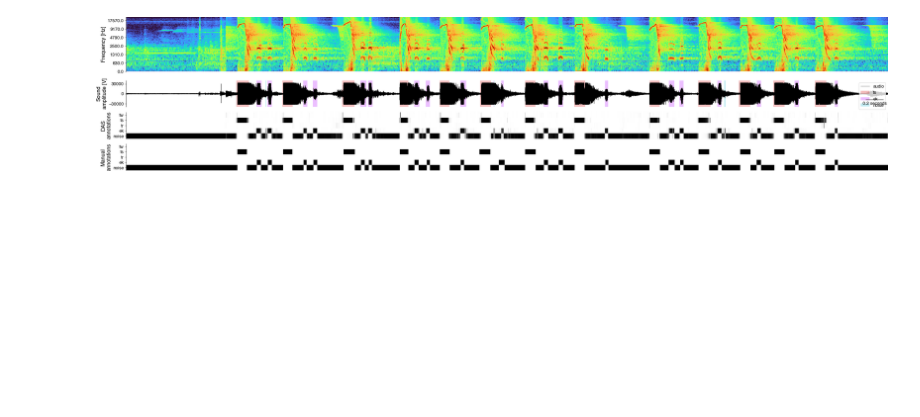
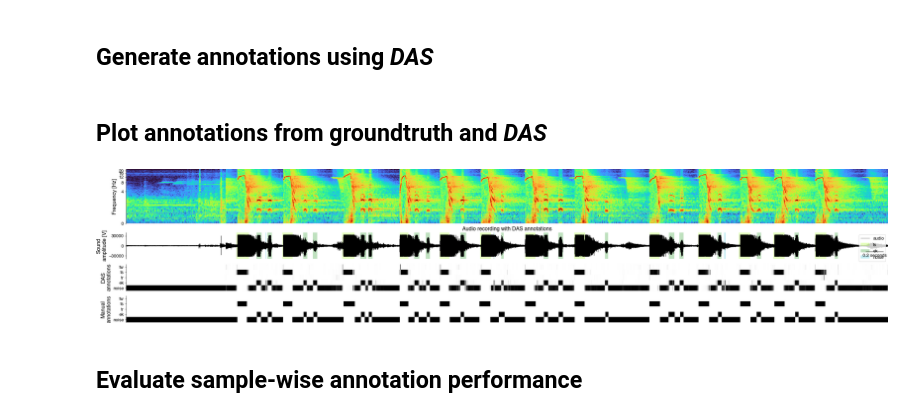
Before and after one commit to janclemenslab/das-menagerie, a Jupyter notebook: marmoset/demo.ipynb, the cells around one changed output. Saved outputs shown, nothing was run; the diff lists cells and outputs as text; code cells hidden in the pictures; blank space fills up the shorter version.

```diff
--- a/marmoset/demo.ipynb
+++ b/marmoset/demo.ipynb
@@ -23,0 +21,19 @@ with np.load('data.npz') as f:
+# %%
+url = "https://github.com/janclemenslab/das-menagerie/releases/download/marmoset_v1.0/data.npz"
+data = das.menagerie.load_data(url)
+print(data.keys())
+
+samplerate_Hz = data['samplerate_Hz']
+T = np.arange(len(data['x'])) / samplerate_Hz
+
+plt.figure(figsize=(40, 8))
+plt.subplot(211)
+plt.plot(T[::10], data['x'][::10], c='k')
+plt.xlim(T[0], T[-1])
+plt.xlabel('Time [seconds]')
+plt.ylabel('Audio amplitude\n[arbitrary units]')
+
+plt.subplot(614)
+plt.imshow(data['y_true'].T, cmap='Greys')
+plt.yticks(np.arange(len(data['class_names'])), labels=data['class_names'])
+plt.ylabel('Manual\nannotations')
@@ -24,53 +44,62 @@ with np.load('data.npz') as f:
+# %% [markdown]
+## Generate annotations using _DAS_
 # %%
-events, segments, class_probabilities, class_names = das.predict.predict(x,
-                                                           model_save_name='model/20210625_211637',
-                                                           verbose=1,
+events, segments, class_probabilities, class_names = das.predict.predict(data['x'], "https://github.com/janclemenslab/das-menagerie/releases/download/marmoset_v1.0/calls",
                                                            segment_thres=0.5,
                                                            segment_minlen=0.005,
                                                            segment_fillgap=0.005)
+# %% [markdown]
+## Plot annotations from groundtruth and _DAS_
 # %%
 i0 = int((1118) * samplerate_Hz)
 i1 = int(i0 + 8.5 * samplerate_Hz)
 T = np.arange(i0, i1) / samplerate_Hz
 
-specgram = librosa.feature.melspectrogram(x[i0:i1, 0], sr=samplerate_Hz, n_fft=512 + 256, hop_length=100, power=1)
+specgram = librosa.feature.melspectrogram(data['x'][i0:i1, 0], sr=samplerate_Hz, n_fft=512 + 256, hop_length=100, power=1)
 specgram = librosa.amplitude_to_db(specgram, ref=np.max(specgram))
 freqs = np.round(librosa.mel_frequencies(n_mels=128, fmin=0.0, fmax=samplerate_Hz/2, htk=False)/10) * 10
+
+freq_ticks = np.where(np.mod(freqs, 4_000)<=500)[0]
+freq_labels, idx = np.unique(np.round(freqs[freq_ticks]/1_000)*1_000, return_index=True)
+freq_labels = (freq_labels / 1_000).astype(np.int)  # to kHz
+freq_ticks = freq_ticks[idx]
 
 plt.figure(figsize=(40, 10))
 plt.subplot(311)
 plt.imshow(specgram, cmap='turbo')
-plt.ylim(0, 128)
-plt.yticks(np.arange(0, 128, 20), freqs[np.arange(0, 128, 20)])
+plt.yticks(freq_ticks, labels=freq_labels)
 plt.ylabel('Frequency [Hz]')
 das.utils_plot.despine(which='tbr')
 
 plt.subplot(613)
-plt.plot(T, x[i0:i1], c='k', linewidth=0.5, label='audio')
+plt.plot(T, data['x'][i0:i1], c='k', linewidth=0.5, label='audio')
 das.utils_plot.annotate_segments(onset_seconds=segments['onsets_seconds'], offset_seconds=segments['offsets_seconds'],
                   segment_names=[segments['names'][ii] for ii in segments['sequence']],
                   tmin=T[0], tmax=T[-1])
 plt.xlim(T[0], T[-1])
 plt.ylim(-4.0e4, 4.0e4)
 plt.yticks(np.arange(-3e4, 3.1e4, 3e4))
 plt.legend(loc='upper right', frameon=True, facecolor='w')
 plt.ylabel('Sound\namplitude [V]')
+plt.title('Audio recording with DAS annotations')
 das.utils_plot.despine(which='tbr')
 das.utils_plot.scalebar(length=0.2, units='seconds')
 
 plt.subplot(614)
 plt.imshow(segments['probabilities'][i0:i1, :].T, cmap='Greys')
-plt.yticks(np.arange(len(class_names)), labels=class_names)
+plt.yticks(np.arange(len(data['class_names'])), labels=data['class_names'])
 plt.ylabel('DAS\nannotations')
 das.utils_plot.despine(which='tbr')
 
 plt.subplot(615)
-plt.imshow(y_true[i0:i1].T, cmap='Greys')
-plt.yticks(np.arange(len(class_names)), labels=class_names)
+plt.imshow(data['y_true'][i0:i1].T, cmap='Greys')
+plt.yticks(np.arange(len(data['class_names'])), labels=data['class_names'])
 plt.ylabel('Manual\nannotations')
 das.utils_plot.despine(which='tbr')
 plt.show()
 # %% [output]
-[figure, old version]
+[figure, new version]
+# %% [markdown]
+## Evaluate sample-wise annotation performance
 # %%
 # evaluate performance for individual call tyes
```
Also changed, not shown: parts of 10 cells of this notebook, 4 other files.
